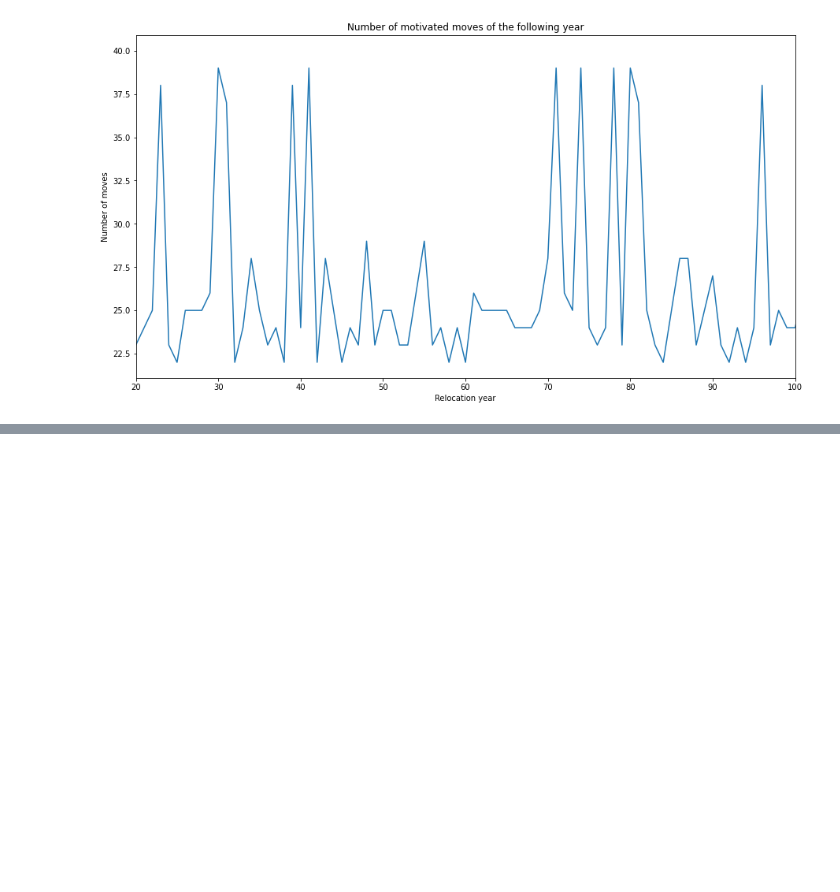
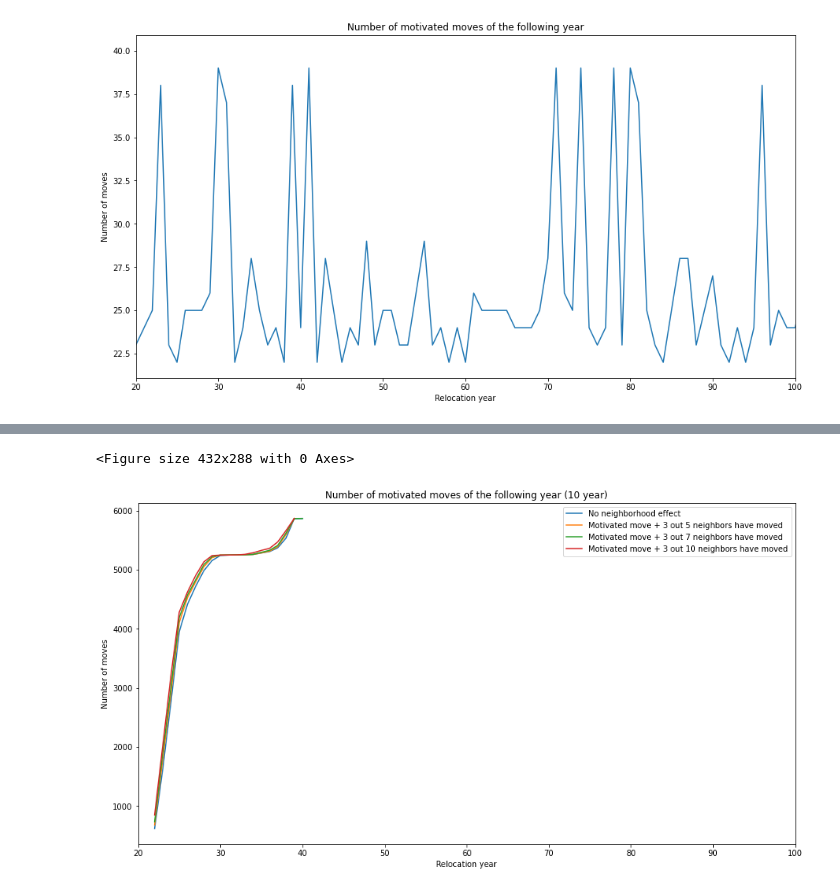
Before and after one commit to yzhou364/GameTheoryFloodReloc, a Jupyter notebook: Netlogo/Jan2021_NB_result/Plot.ipynb, the cells around one changed output, grey strips where cells are left out. Cells and saved outputs as stored; diff of their text form; code cells hidden in the pictures; blank space fills up the shorter version.

```diff
--- a/Netlogo/Jan2021_NB_result/Plot.ipynb
+++ b/Netlogo/Jan2021_NB_result/Plot.ipynb
@@ -26,0 +19,5 @@ df1
+# %%
+df1 = pd.read_csv('10_No_NB.csv')
+df11 = pd.read_csv('10_3of5_NB.csv')
+df12 = pd.read_csv('10_3of7_NB.csv')
+df13 = pd.read_csv('10_3of10_NB.csv')
@@ -68,0 +44,6 @@ Name: mot_year, dtype: int64
+# %%
+df1_count = df1.mot_year.value_counts().sort_index()
+df11_count = df11.mot_year.value_counts().sort_index()
+df12_count = df12.mot_year.value_counts().sort_index()
+df13_count = df13.mot_year.value_counts().sort_index()
+df13_count
@@ -68,0 +70,22 @@ Name: mot_year, dtype: int64
+# %%
+# clear current figure
+plt.clf()
+fig = figure(figsize=(15, 8))
+plt.title('Number of motivated moves of the following year (10 year)')
+
+df1_count.cumsum().plot()
+df11_count.cumsum().plot()
+df12_count.cumsum().plot()
+df13_count.cumsum().plot()
+
+plt.xlim([20,100])
+
+plt.ylabel('Number of moves')
+plt.xlabel('Relocation year')
+
+plt.legend(labels=['No neighborhood effect','Motivated move + 3 out 5 neighbors have moved','Motivated move + 3 out 7 neighbors have moved','Motivated move + 3 out 10 neighbors have moved'])
+
+plt.show()
+# %% [output]
+<Figure size 432x288 with 0 Axes>
+[figure, added]
```
Also changed, not shown: parts of 29 cells of this notebook, 8 other files.
